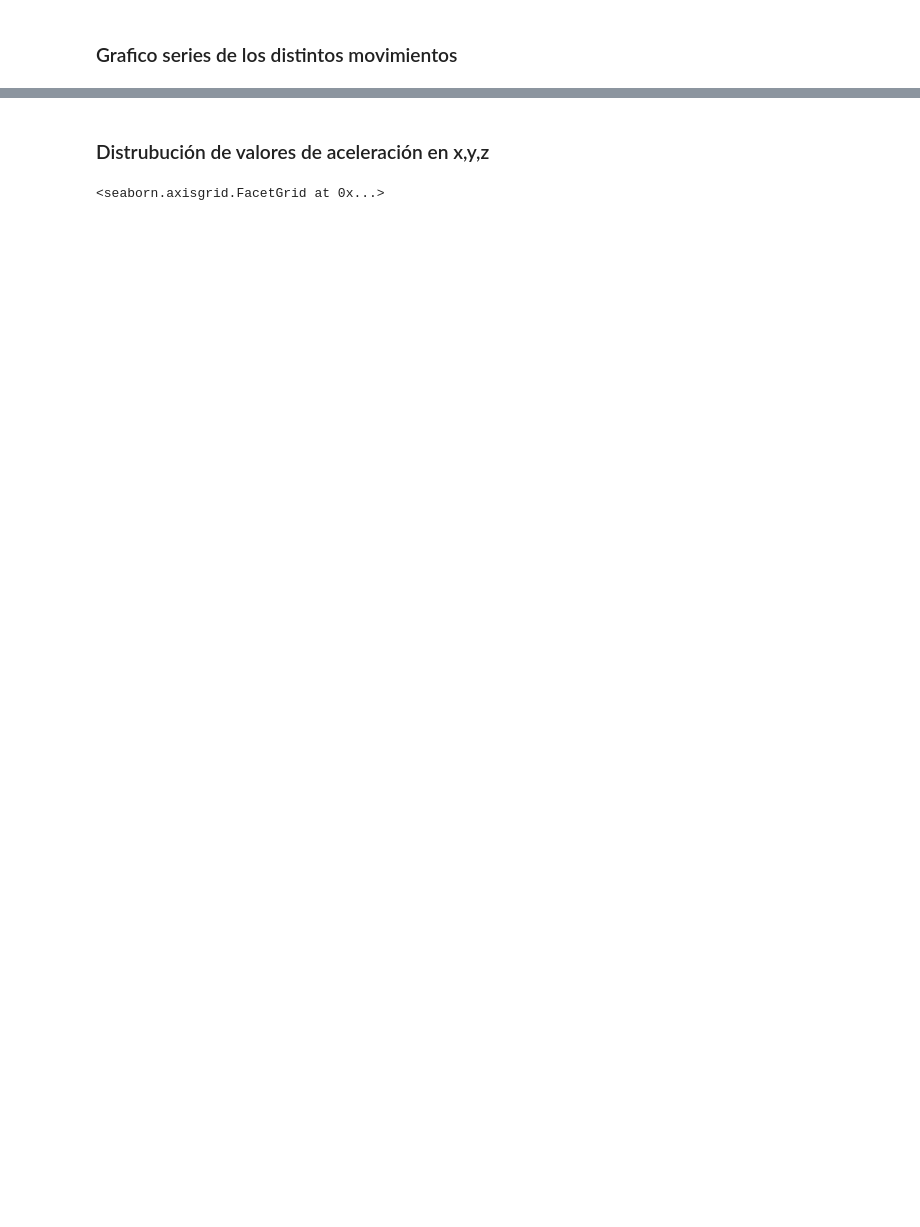
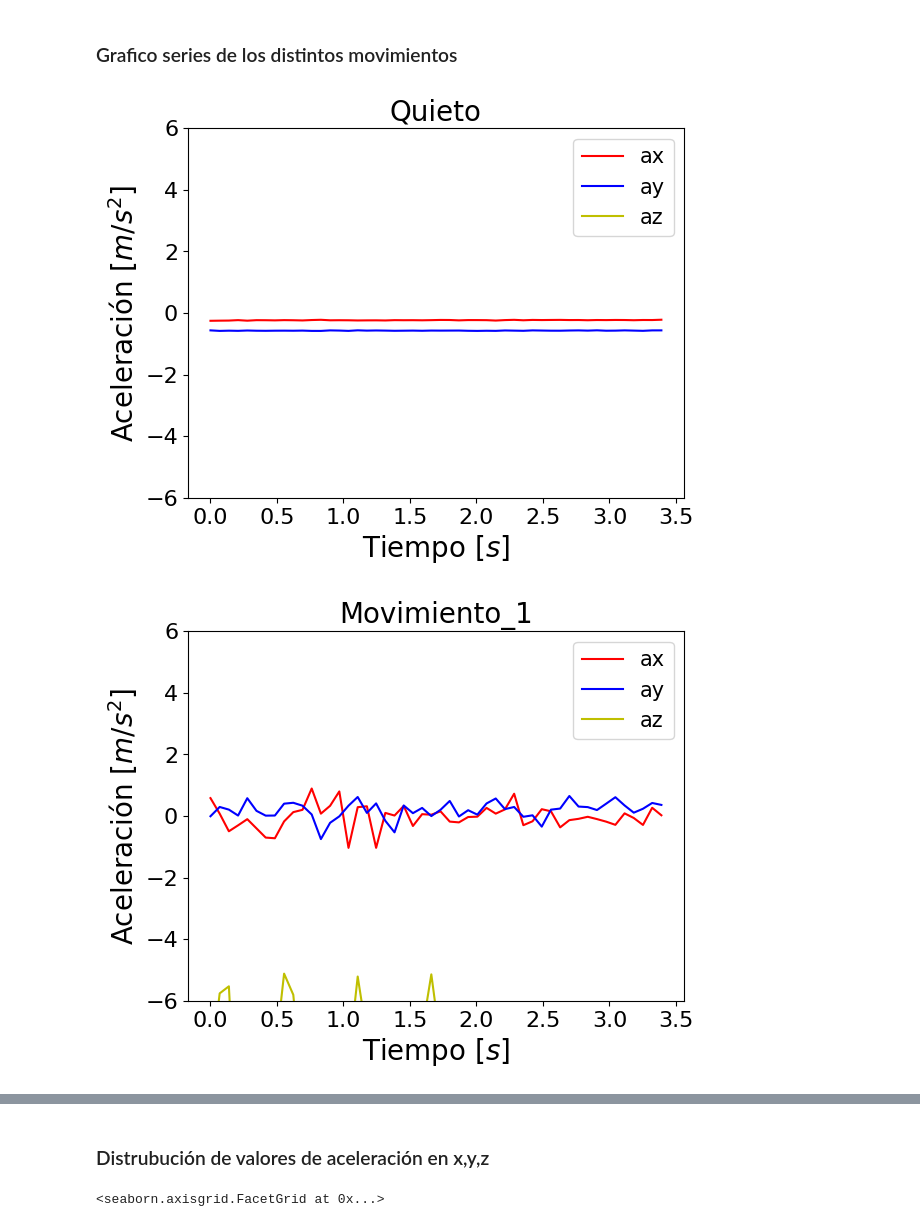
Before and after one commit to charli6080/Investigacion, a Jupyter notebook: Git_Investigacion/Machine_Learning/ML_manual_ventana_fija.ipynb, the cells around one changed output, grey strips where cells are left out. Saved outputs shown, nothing was run; the diff lists cells and outputs as text; code cells hidden in the pictures; blank space fills up the shorter version.

```diff
--- a/Git_Investigacion/Machine_Learning/ML_manual_ventana_fija.ipynb
+++ b/Git_Investigacion/Machine_Learning/ML_manual_ventana_fija.ipynb
@@ -43,25 +43,35 @@ plt.show()
 # %%
 import matplotlib.pyplot as plt
 import seaborn as sns
 import pandas as pd
-%matplotlib qt
+#df['az']=df['az']-9.8
+x=np.linspace(0,49,50)
+frec=14.45354719
 for i in ['Quieto', 'Movimiento_1', 'Movimiento_2', 'Movimiento_3', 'Movimiento_4']:
-    data_ = df[(df['Actividades'] == i)][:250]
-    plt.figure(figsize=(10, 6))
+    data_ = df[(df['Actividades'] == i)][:50]
+    plt.figure()
 
+    plt.plot(x/frec,data_['ax'], color='r', label='ax')
+    plt.plot(x/frec,data_['ay'], color='b', label='ay')
+    plt.plot(x/frec,data_['az'], color='y', label='az')
     # Crear las líneas con etiquetas
-    sns.lineplot(y='ax', x=pd.to_datetime(data_['dateTime_UTC']), data=data_, color='r', label='ax')
-    sns.lineplot(y='ay', x=pd.to_datetime(data_['dateTime_UTC']), data=data_, color='b', label='ay')
-    sns.lineplot(y='az', x=pd.to_datetime(data_['dateTime_UTC']), data=data_, color='y', label='az')
+    # sns.lineplot(y='ax', x=pd.to_datetime(data_['dateTime_UTC']), data=data_, color='r', label='ax')
+    # sns.lineplot(y='ay', x=pd.to_datetime(data_['dateTime_UTC']), data=data_, color='b', label='ay')
+    # sns.lineplot(y='az', x=pd.to_datetime(data_['dateTime_UTC']), data=data_, color='y', label='az')
 
     # Añadir leyenda automáticamente
     plt.legend(fontsize=15)
-
+    plt.ylim(-6,6)
     # Etiquetas y título
+    plt.xticks(fontsize=16)
+    plt.yticks(fontsize=16)
     plt.ylabel('Aceleración [$m/s^2$]', fontsize=20)
     plt.xlabel('Tiempo [$s$]', fontsize=20)
     plt.title(i, fontsize=20)
 
 
     # Mostrar gráfica
     plt.show()
+# %% [output]
+[figure, added]
+[figure, added]
```
Also changed, not shown: parts of 17 cells of this notebook, 3 other files.
